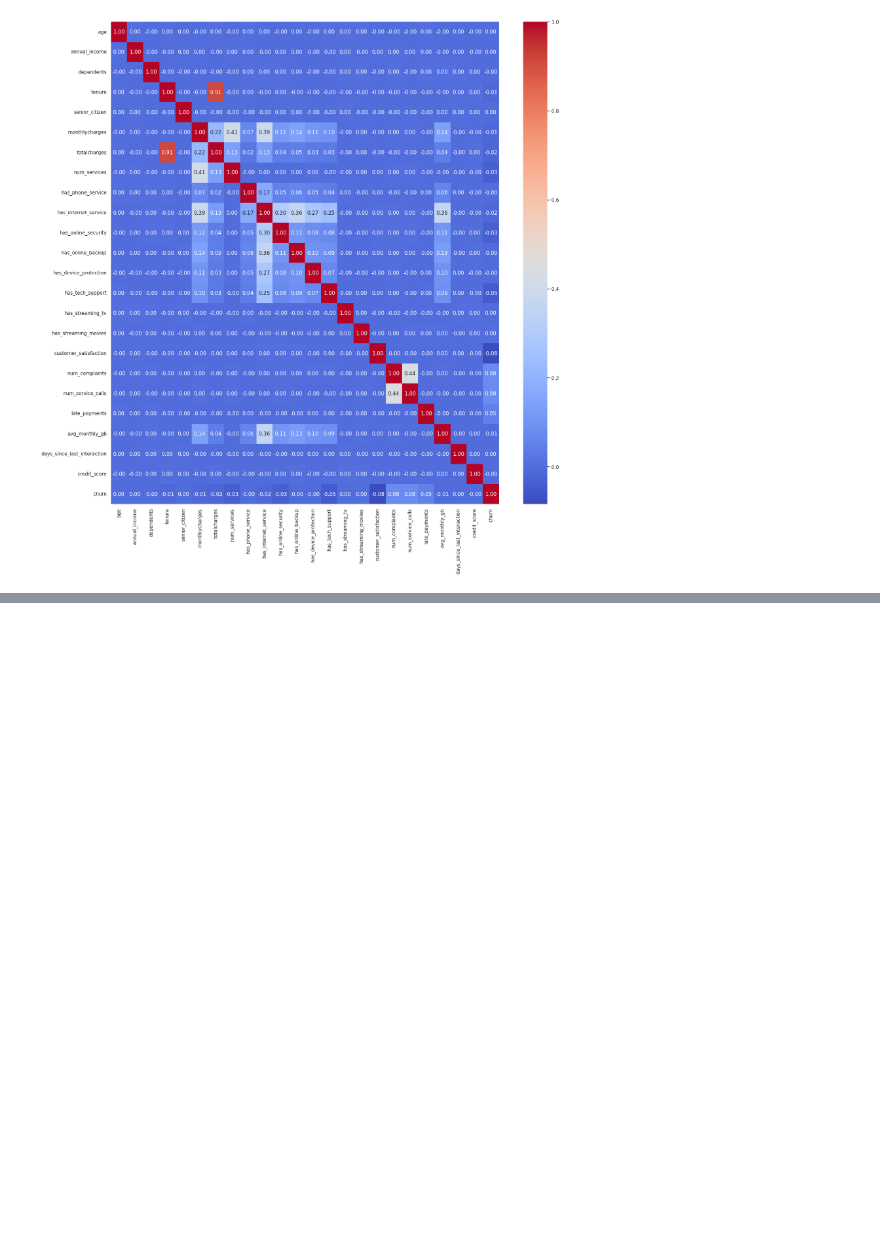
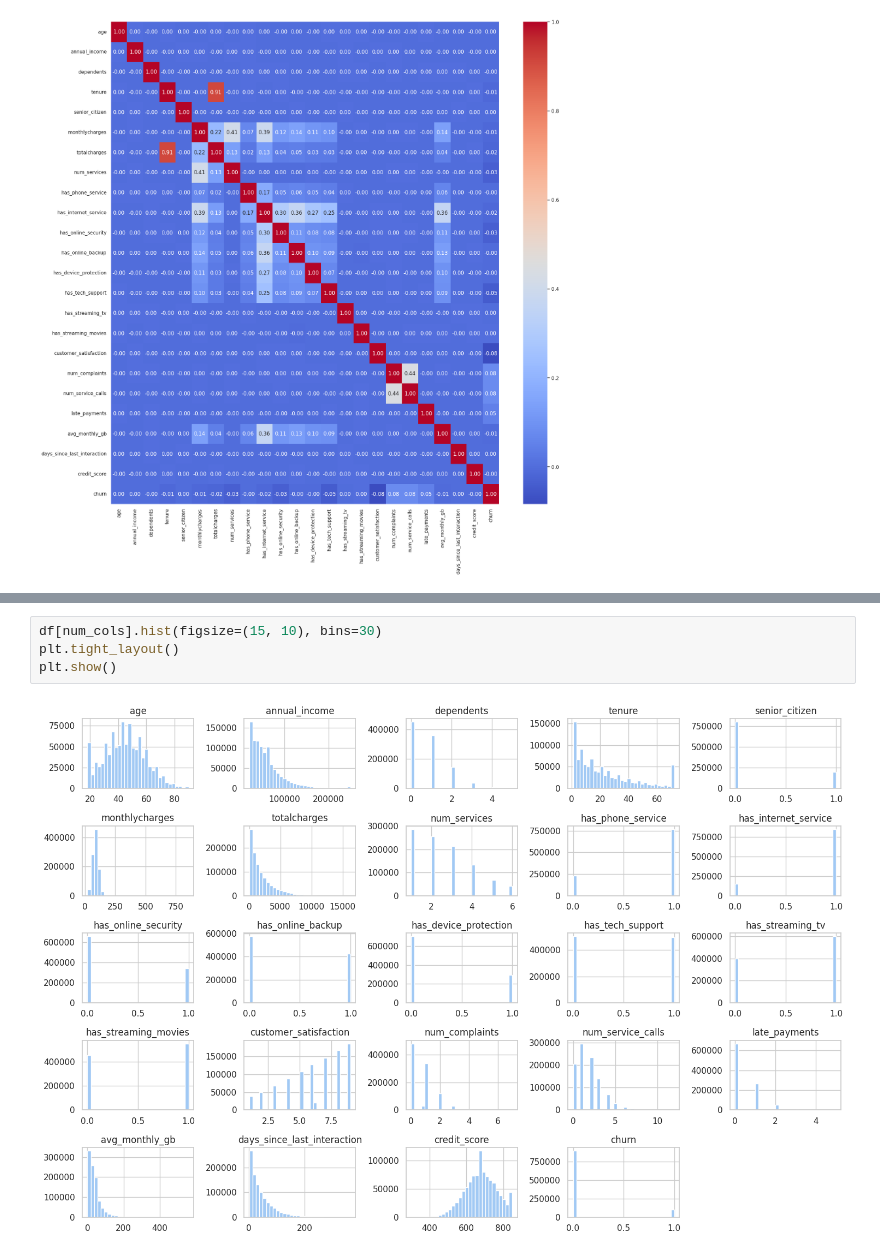
Before and after one commit to ramoliyaYug/EDAs, a Jupyter notebook: CustomerChurn/CustomerChurn.ipynb, the cells around one changed output, grey strips where cells are left out. Drawn from its saved outputs; the diff is of its cells as text; blank space fills up the shorter version.

```diff
--- a/CustomerChurn/CustomerChurn.ipynb
+++ b/CustomerChurn/CustomerChurn.ipynb
@@ -142,0 +163,6 @@ plt.show()
+# %%
+df[num_cols].hist(figsize=(15, 10), bins=30)
+plt.tight_layout()
+plt.show()
+# %% [output]
+[figure, added]
```
Also changed, not shown: parts of 3 cells of this notebook.
